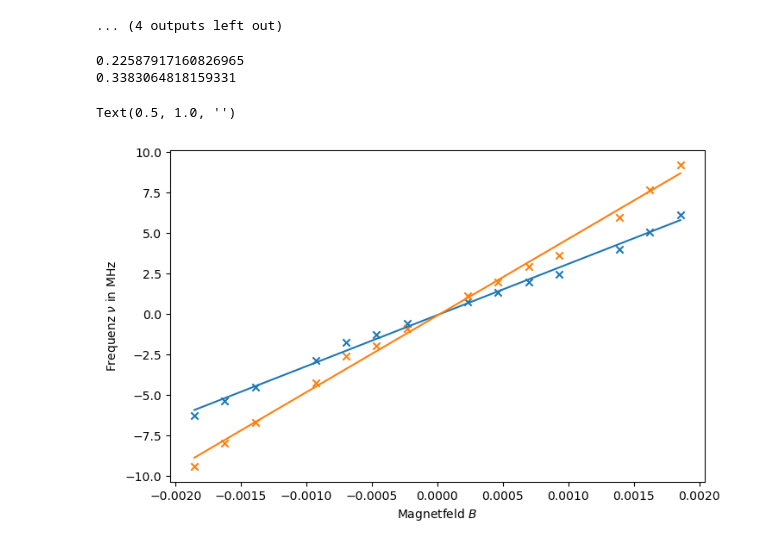
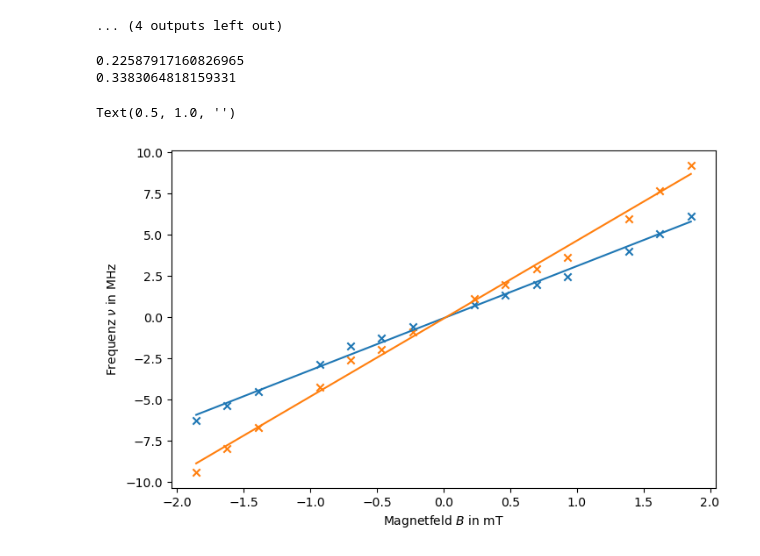
Before and after one commit to hannes-ebe/F-Prak-B, a Jupyter notebook: Optisches_Pumpen/frequenzsweep.ipynb, the cells around one changed output. Drawn from its saved outputs; the diff is of its cells as text; code cells hidden in the pictures.

```diff
--- a/Optisches_Pumpen/frequenzsweep.ipynb
+++ b/Optisches_Pumpen/frequenzsweep.ipynb
@@ -159,36 +159,36 @@ def lin(x,m,b):
 def slope_to_g(slope):
     return slope*const.h/const.physical_constants['Bohr magneton'][0]
 
 # Stimmt die Einheit des Magnetfeldes???
 fig, ax = plt.subplots(figsize=(8,5))
 
 # Entferne einen Wert und invertiere den ersten Teil der Geraden
 B = peaks[0]
 f1 = peaks[1]
 f2 = peaks[2]
 entf = 3
 B = np.delete(B,[entf])
 f1 = np.delete(f1,[entf])
 f2 = np.delete(f2,[entf])
 f1 = np.append(-1*f1[0:7],f1[7:])
 f2 = np.append(-1*f2[0:7],f2[7:])
 
-plt.scatter(B,f1*1e-6,marker='x')
-plt.scatter(B,f2*1e-6,marker='x')
+plt.scatter(B*1e3,f1*1e-6,marker='x')
+plt.scatter(B*1e3,f2*1e-6,marker='x')
 
 slope, intercept, rvalue, pvalue, slope_std = linregress(B,f1)
-plt.plot(B,lin(B,slope,intercept)*1e-6)
+plt.plot(B*1e3,lin(B,slope,intercept)*1e-6)
 print(slope_to_g(slope))
 
 slope, intercept, rvalue, pvalue, slope_std = linregress(B,f2)
-plt.plot(B,lin(B,slope,intercept)*1e-6)
+plt.plot(B*1e3,lin(B,slope,intercept)*1e-6)
 print(slope_to_g(slope))
 
-plt.xlabel('Magnetfeld $B$')
+plt.xlabel('Magnetfeld $B$ in mT')
 plt.ylabel(r'Frequenz $\nu$ in MHz')
 plt.title('')
 # %% [output]
 0.22587917160826965
 0.3383064818159331
 Text(0.5, 1.0, '')
-[figure, old version]
+[figure, new version]
```
